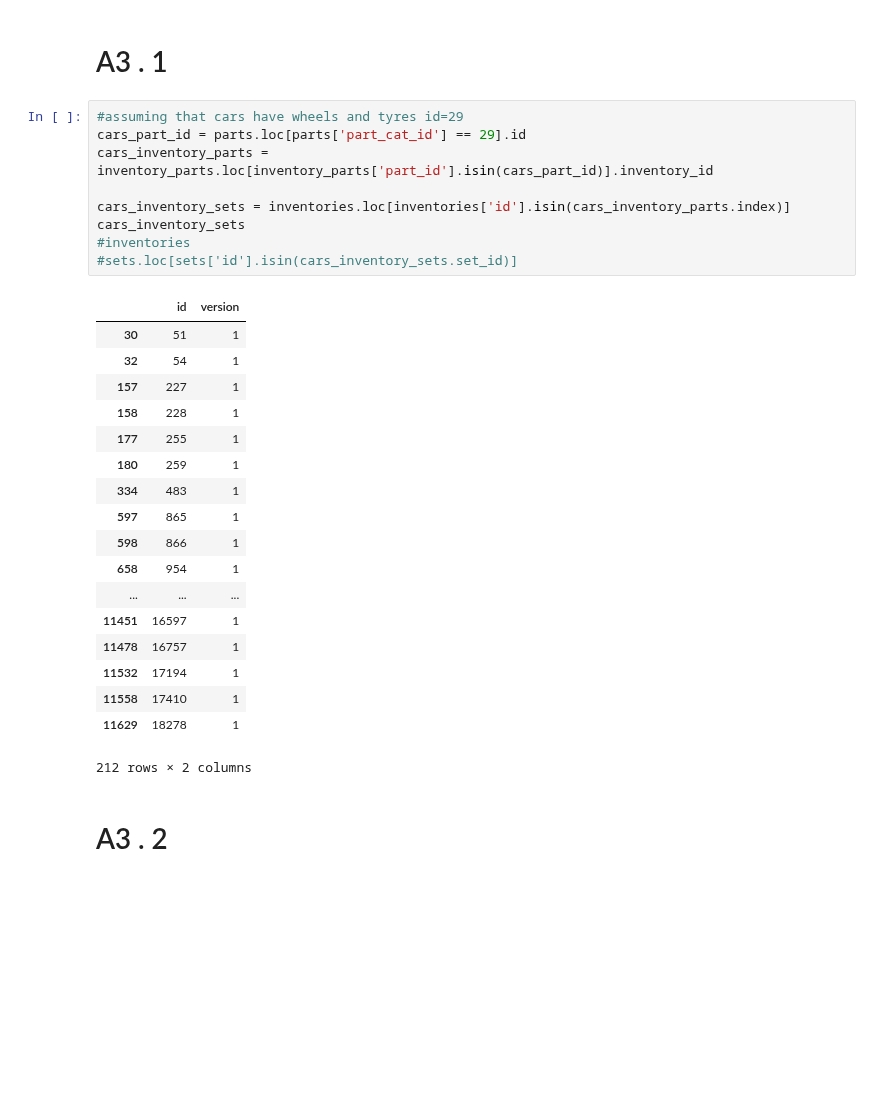
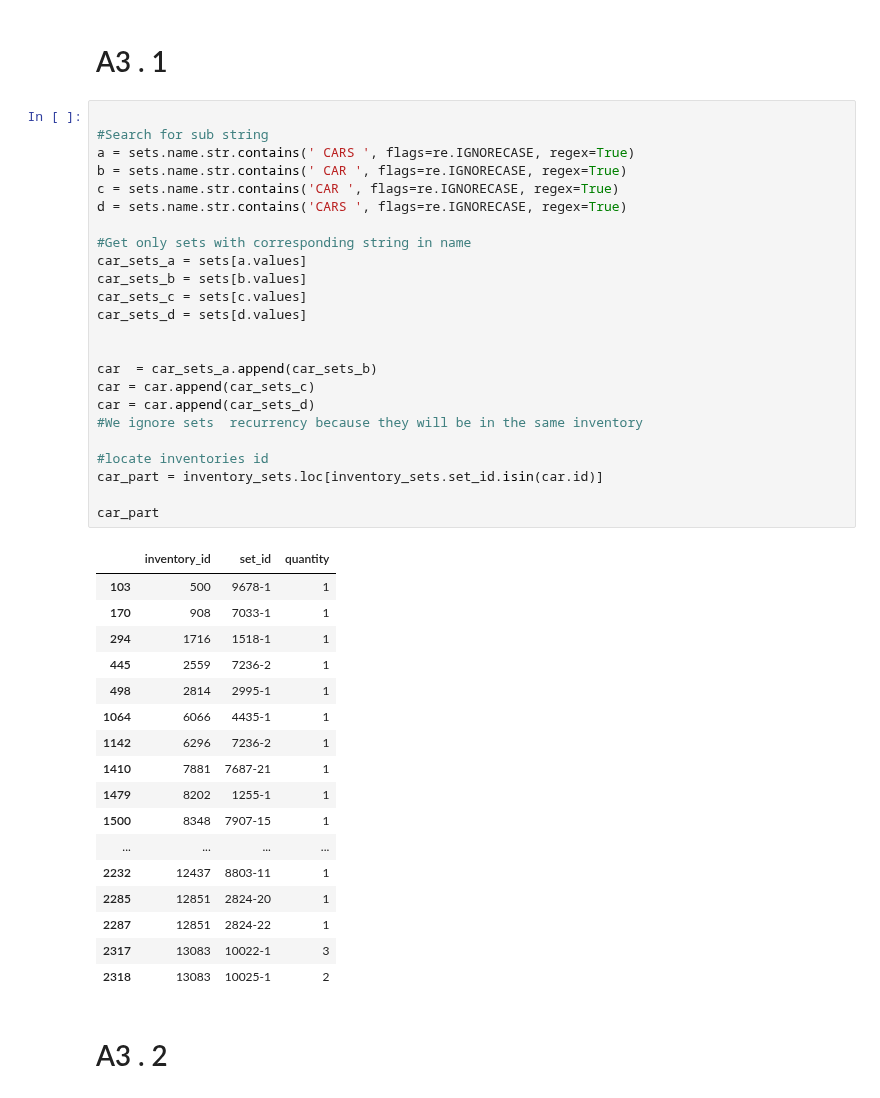
Before and after one commit to Apiquet/ADA_EPFL, a Jupyter notebook: ADA2018-Homework-master/01 - Pandas and Data Wrangling/Exercise 1.ipynb, the cells around one changed output. Saved outputs shown, nothing was run; the diff lists cells and outputs as text; blank space fills up the shorter version.

Commit message:
Cars_part regex

```diff
--- a/ADA2018-Homework-master/01 - Pandas and Data Wrangling/Exercise 1.ipynb
+++ b/ADA2018-Homework-master/01 - Pandas and Data Wrangling/Exercise 1.ipynb
@@ -153,34 +153,48 @@ Answer the following queries using the functionality of `Pandas`:
 $luminance = \sqrt{0.299*R^2 + 0.587*G^2 + 0.114*B^2}$
 # %% [markdown]
 #    A3 . 1    #
-# %%
-#assuming that cars have wheels and tyres id=29
-cars_part_id = parts.loc[parts['part_cat_id'] == 29].id
-cars_inventory_parts = inventory_parts.loc[inventory_parts['part_id'].isin(cars_part_id)].inventory_id
-
-cars_inventory_sets = inventories.loc[inventories['id'].isin(cars_inventory_parts.index)]
-cars_inventory_sets
-#inventories
-#sets.loc[sets['id'].isin(cars_inventory_sets.set_id)]
-# %% [output]
-|  | id | version |
-| 30 | 51 | 1 |
-| 32 | 54 | 1 |
-| 157 | 227 | 1 |
-| 158 | 228 | 1 |
-| 177 | 255 | 1 |
-| 180 | 259 | 1 |
-| 334 | 483 | 1 |
-| 597 | 865 | 1 |
-| 598 | 866 | 1 |
-| 658 | 954 | 1 |
-| ... | ... | ... |
-| 11451 | 16597 | 1 |
-| 11478 | 16757 | 1 |
-| 11532 | 17194 | 1 |
-| 11558 | 17410 | 1 |
-| 11629 | 18278 | 1 |
-212 rows × 2 columns
+# %%
+
+#Search for sub string
+a = sets.name.str.contains(' CARS ', flags=re.IGNORECASE, regex=True)
+b = sets.name.str.contains(' CAR ', flags=re.IGNORECASE, regex=True)
+c = sets.name.str.contains('CAR ', flags=re.IGNORECASE, regex=True)
+d = sets.name.str.contains('CARS ', flags=re.IGNORECASE, regex=True)
+
+#Get only sets with corresponding string in name
+car_sets_a = sets[a.values]
+car_sets_b = sets[b.values]
+car_sets_c = sets[c.values]
+car_sets_d = sets[d.values]
+
+
+car  = car_sets_a.append(car_sets_b)
+car = car.append(car_sets_c)
+car = car.append(car_sets_d)
+#We ignore sets  recurrency because they will be in the same inventory
+
+#locate inventories id
+car_part = inventory_sets.loc[inventory_sets.set_id.isin(car.id)]
+
+car_part
+# %% [output]
+|  | inventory_id | set_id | quantity |
+| 103 | 500 | 9678-1 | 1 |
+| 170 | 908 | 7033-1 | 1 |
+| 294 | 1716 | 1518-1 | 1 |
+| 445 | 2559 | 7236-2 | 1 |
+| 498 | 2814 | 2995-1 | 1 |
+| 1064 | 6066 | 4435-1 | 1 |
+| 1142 | 6296 | 7236-2 | 1 |
+| 1410 | 7881 | 7687-21 | 1 |
+| 1479 | 8202 | 1255-1 | 1 |
+| 1500 | 8348 | 7907-15 | 1 |
+| ... | ... | ... | ... |
+| 2232 | 12437 | 8803-11 | 1 |
+| 2285 | 12851 | 2824-20 | 1 |
+| 2287 | 12851 | 2824-22 | 1 |
+| 2317 | 13083 | 10022-1 | 3 |
+| 2318 | 13083 | 10025-1 | 2 |
 # %% [markdown]
 
 #    A3 . 2    #
```
